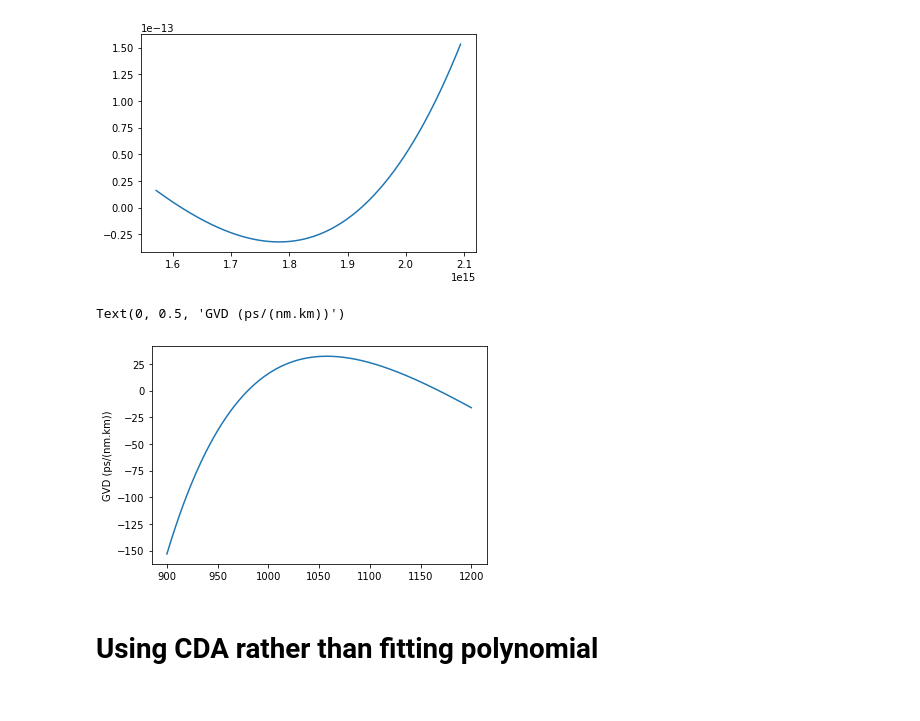
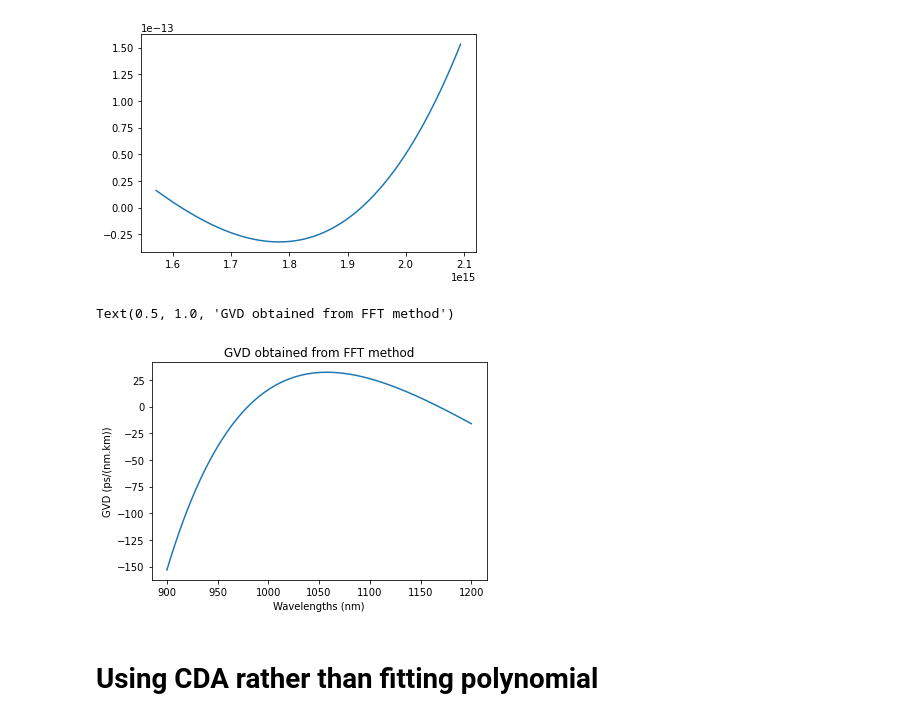
Before and after one commit to jmorse2020/Physics-FYP, a Jupyter notebook: Delta-phi-retrieval-on-data.ipynb, the cells around one changed output. Saved outputs shown, nothing was run; the diff lists cells and outputs as text; code cells hidden in the pictures.

```diff
--- a/Delta-phi-retrieval-on-data.ipynb
+++ b/Delta-phi-retrieval-on-data.ipynb
@@ -175,10 +180,12 @@ plt.plot(omegas,GVD_omega(omegas))
 # %%
 [converted_wavelengths, wavelength_intensity_GVD] = sifomega.ConvertOmegaSpectraToWavelength(omegas, GVD_omega(omegas))
 plt.plot(converted_wavelengths, -1*wavelength_intensity_GVD*1e15) #Check this conversion factor
 plt.ylabel("GVD (ps/(nm.km))")
+plt.xlabel("Wavelengths (nm)")
+plt.title("GVD obtained from FFT method")
 # %% [output]
-Text(0, 0.5, 'GVD (ps/(nm.km))')
+Text(0.5, 1.0, 'GVD obtained from FFT method')
-[figure, old version]
+[figure, new version]
 # %% [markdown]
 # Using CDA rather than fitting polynomial
 # %%
```
Also changed, not shown: parts of 1 cell of this notebook.
